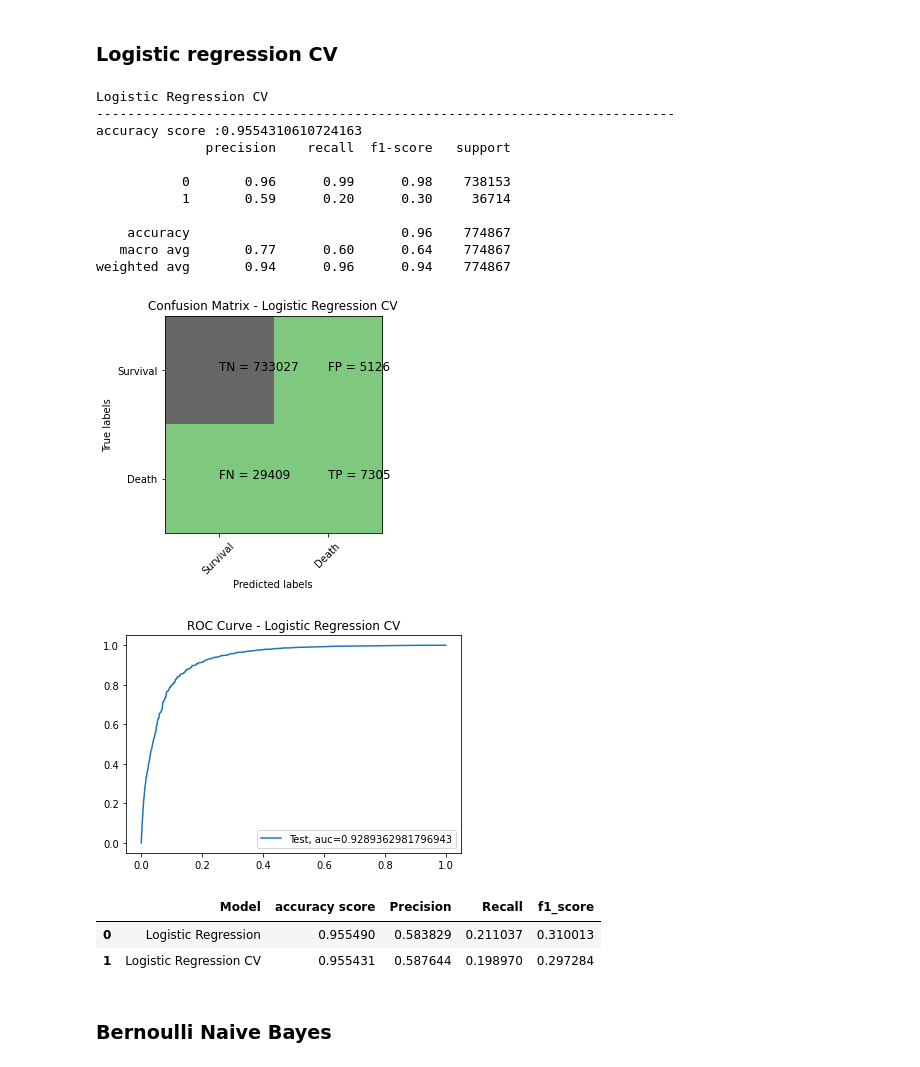
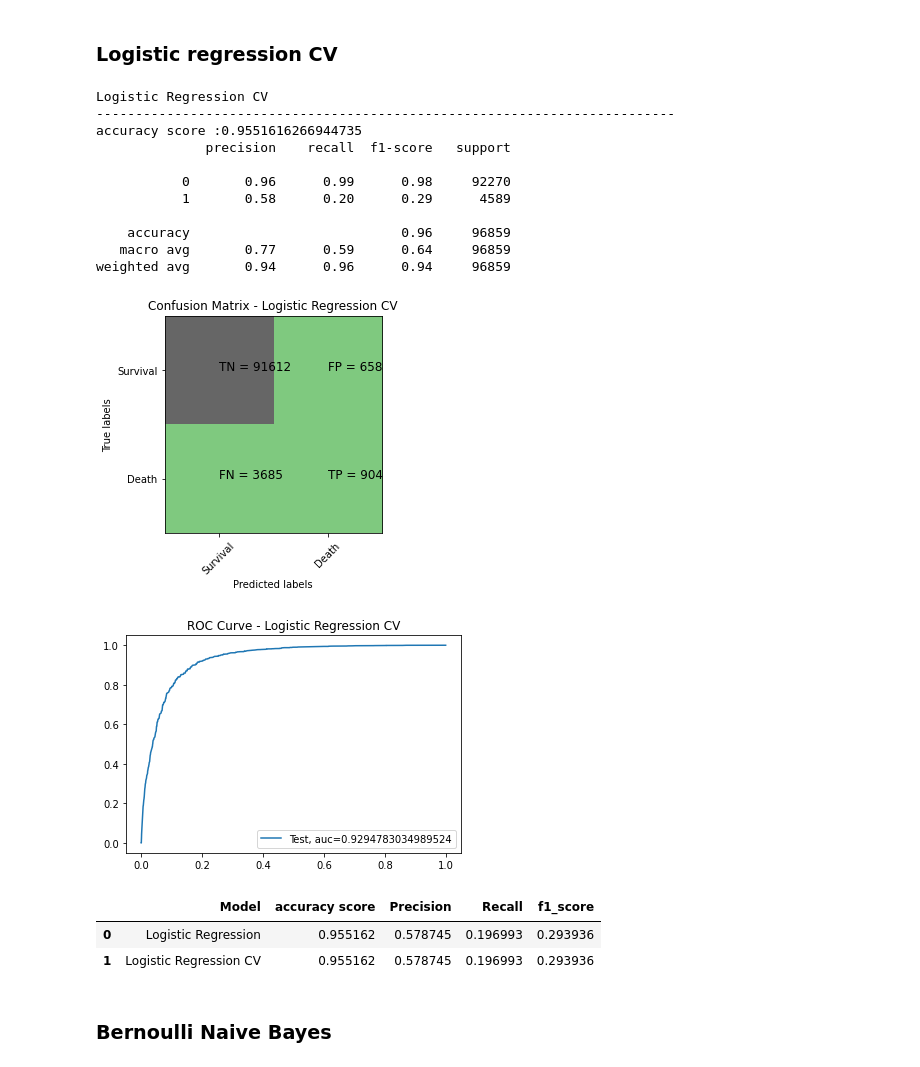
Before and after one commit to babakmahmoudian/ADS-ML, a Jupyter notebook: ml.ipynb, the cells around one changed output. Saved outputs shown, nothing was run; the diff lists cells and outputs as text; code cells hidden in the pictures.

```diff
--- a/ml.ipynb
+++ b/ml.ipynb
@@ -53,4 +56,7 @@ The dataset was acquired from <a href="https://www.kaggle.com/datasets/arashnic/
 In order to avoid warning about mixed types, the first three columns need to be parsed as datetime during loading.
 </p>
 # %%
-df = pd.read_csv("./dataset/covid.csv", parse_dates=[0, 1, 2])
+from google.colab import drive
+drive.mount('/gdrive')
+%cd /gdrive
+df = pd.read_csv("./MyDrive/Datasets/covid/covid.csv", parse_dates=[0, 1, 2])
@@ -419,8 +427,6 @@ df.corr() \
 | death_yn | 0.03 | 0.34 | 0.20 | 0.09 | 1.00 | 0.10 | 0.05 |
 | medcond_yn | -0.00 | 0.13 | 0.15 | 0.47 | 0.10 | 1.00 | 0.13 |
 | race | -0.01 | -0.01 | 0.14 | 0.08 | 0.05 | 0.13 | 1.00 |
-# %%
-df = df.reset_index(drop = True)
 # %% [markdown]
 # Machine Learning
 This section implements several Machine Learning algorithms
@@ -436,7 +442,7 @@ y=df["death_yn"]
 np.random.seed(42)
 
 from sklearn.model_selection import train_test_split, cross_val_score
-x_train ,x_test,y_train,y_test = train_test_split(x,y,stratify=y,random_state=12,test_size = 0.2, train_size=0.8)
+x_train ,x_test,y_train,y_test = train_test_split(x,y,stratify=y,random_state=12,test_size = 0.025, train_size=0.1)
 # %% [markdown]
 ### Defining helper functions
 # %% [markdown]
@@ -530,30 +536,32 @@ weighted avg       0.94      0.96      0.95    774867
 ### Logistic regression CV
 # %%
 cv_num = KFold(n_splits=10, shuffle=True, random_state=12)
-lr_modelCV = LogisticRegressionCV(max_iter=200,penalty='l2',scoring='roc_auc',cv=cv_num,tol=10,random_state=12)
+lr_modelCV = LogisticRegressionCV(max_iter=200,penalty='l2',
+                                  scoring='roc_auc',cv=cv_num,
+                                  tol=10,random_state=12)
 lr_modelCV.fit(x_train,y_train)
 pred2 = lr_modelCV.predict(x_test)
 prob2 = lr_modelCV.predict_proba(x_test)
 print_results("Logistic Regression CV", y_test, pred2,prob2[:,-1])
 
 evaluation_df
 # %% [output]
 Logistic Regression CV
 --------------------------------------------------------------------------
-accuracy score :0.9554310610724163
+accuracy score :0.9551616266944735
               precision    recall  f1-score   support
 
-           0       0.96      0.99      0.98    738153
-           1       0.59      0.20      0.30     36714
+           0       0.96      0.99      0.98     92270
+           1       0.58      0.20      0.29      4589
 
-    accuracy                           0.96    774867
-   macro avg       0.77      0.60      0.64    774867
-weighted avg       0.94      0.96      0.94    774867
+    accuracy                           0.96     96859
+   macro avg       0.77      0.59      0.64     96859
+weighted avg       0.94      0.96      0.94     96859
-[figure, old version]
+[figure, new version]
 [figure]
 |  | Model | accuracy score | Precision | Recall | f1_score |
-| 0 | Logistic Regression | 0.955490 | 0.583829 | 0.211037 | 0.310013 |
-| 1 | Logistic Regression CV | 0.955431 | 0.587644 | 0.198970 | 0.297284 |
+| 0 | Logistic Regression | 0.955162 | 0.578745 | 0.196993 | 0.293936 |
+| 1 | Logistic Regression CV | 0.955162 | 0.578745 | 0.196993 | 0.293936 |
 # %% [markdown]
 ### Bernoulli Naive Bayes
 # %%
```
Also changed, not shown: parts of 17 cells of this notebook.
